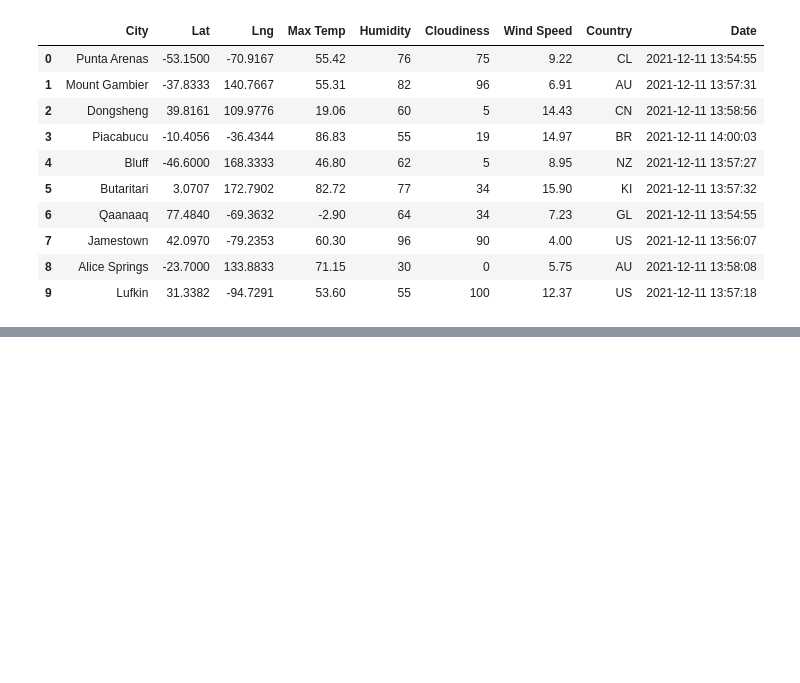
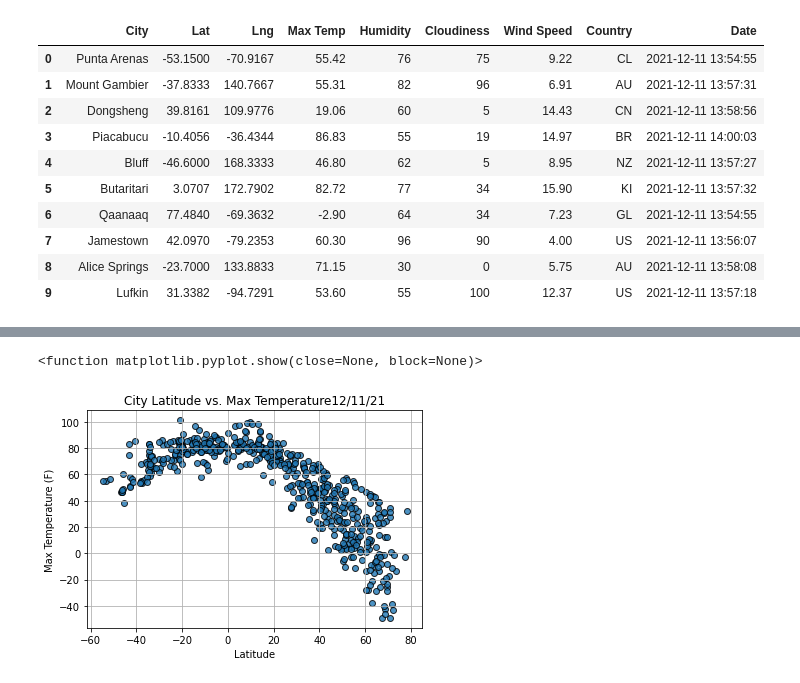
Before and after one commit to SydneyTK/World_Weather_Analysis, a Jupyter notebook: WeatherPy.ipynb, the cells around one changed output, grey strips where cells are left out. Saved outputs shown, nothing was run; the diff lists cells and outputs as text; code cells hidden in the pictures; blank space fills up the shorter version.

Commit message:
add graphs showing weather varables vs latitude

```diff
--- a/WeatherPy.ipynb
+++ b/WeatherPy.ipynb
@@ -165,0 +166,35 @@ city_data_df.to_csv(output_data_file,index_label="City_ID")
+# %%
+#extract the relevent feilds from the dataframe for plotting
+lats=city_data_df["Lat"]
+max_temps = city_data_df["Max Temp"]
+humidity = city_data_df["Humidity"]
+cloudiness = city_data_df["Cloudiness"]
+wind_speed = city_data_df["Wind Speed"]
+# %%
+#6.3.1 create a scannter plot for latitude vs. max tempterature
+#import time module
+import time
+
+#build the scatter plot for lat vs. max temp
+plt.scatter(lats,
+           max_temps,
+           edgecolor="black",
+           linewidths=1,
+           marker="o",
+           alpha=0.8,
+           label="Cities")
+
+#incorporate the other graph properties
+plt.title(f"City Latitude vs. Max Temperature"+ time.strftime("%x"))
+plt.ylabel("Max Temperature (F)")
+plt.xlabel("Latitude")
+plt.grid(True)
+
+#save the figure
+plt.savefig("weather_data/Fig1.png")
+
+#Show Plot
+plt.show
+# %% [output]
+<function matplotlib.pyplot.show(close=None, block=None)>
+[figure, added]
```
Also changed, not shown: parts of 7 cells of this notebook, 5 other files.
